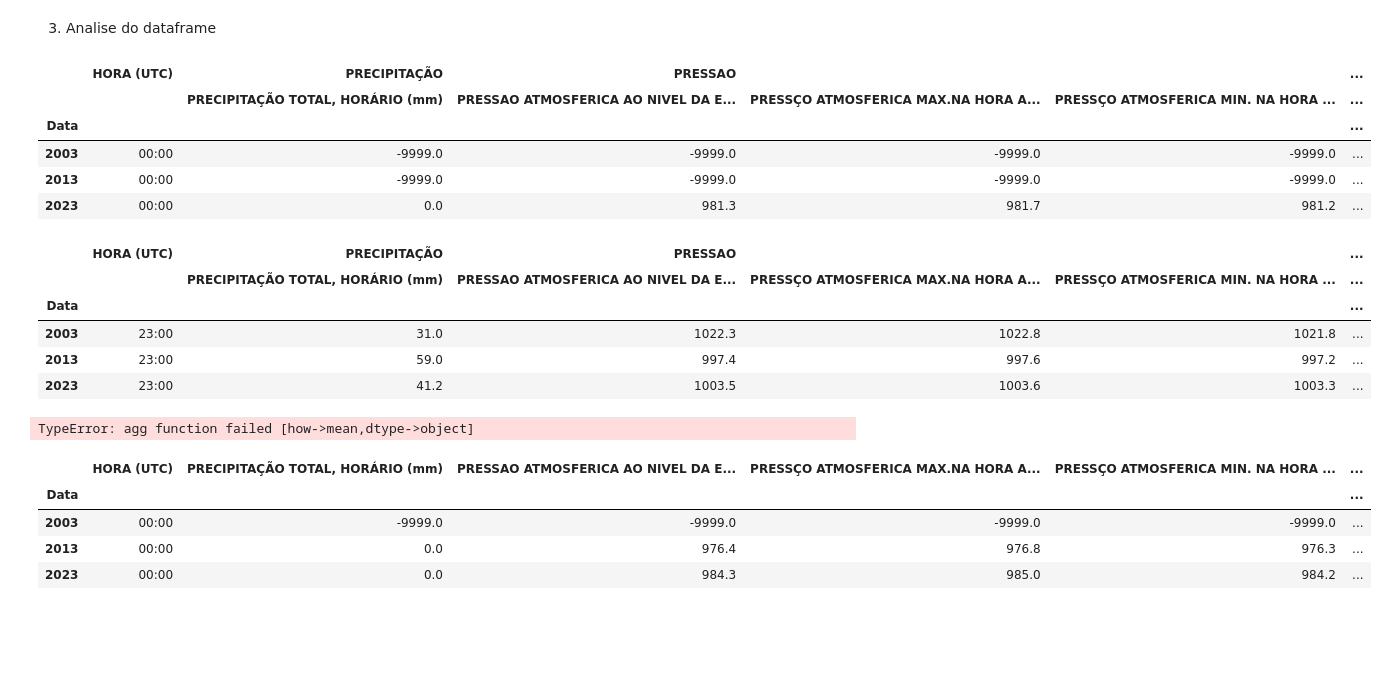
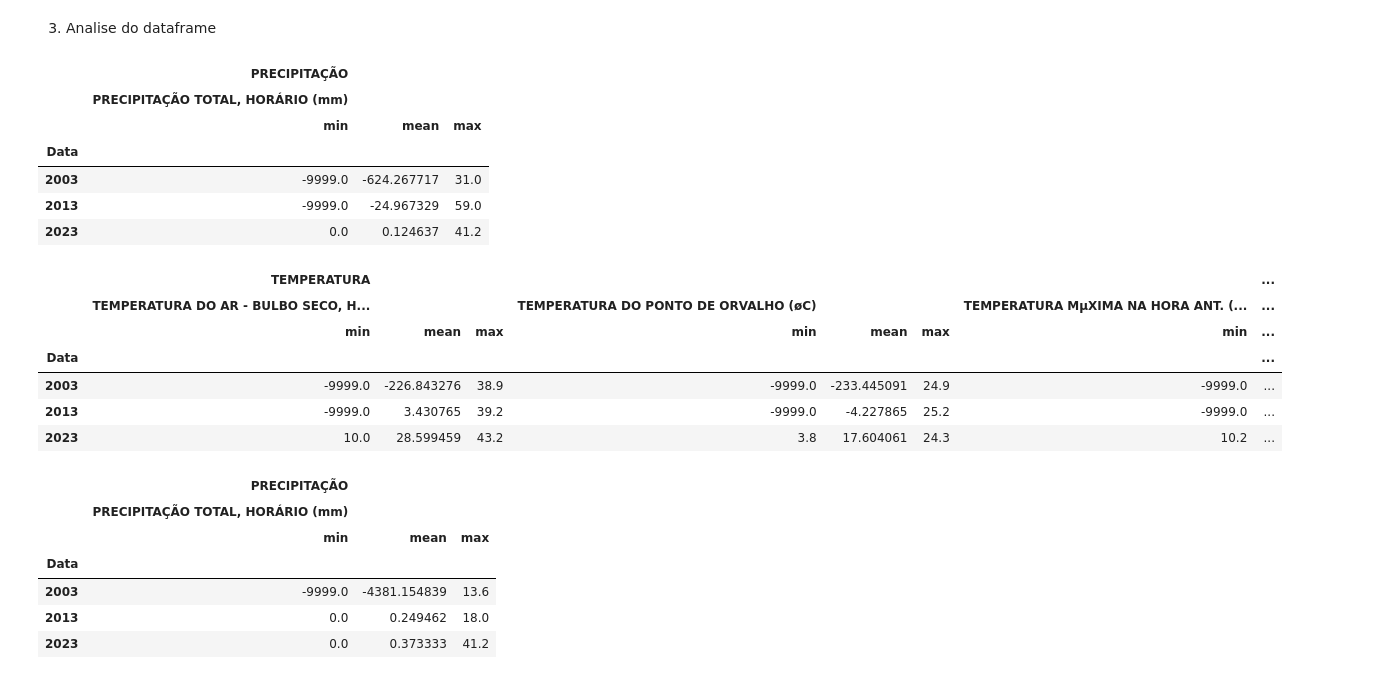
Before and after one commit to TrilhaPython/IP-P008, a Jupyter notebook: IP-P008/p008.ipynb, the cells around one changed output. Cells and saved outputs as stored; diff of their text form; code cells hidden in the pictures; blank space fills up the shorter version.

Commit message:
Adicionando medias  através dos agrupamentos

```diff
--- a/IP-P008/p008.ipynb
+++ b/IP-P008/p008.ipynb
@@ -86,40 +88,59 @@ df_concat
 | 2023-12-31 | 22:00 | 0.0 | 986.9 | 987.0 | 986.8 | ... |
 | 2023-12-31 | 23:00 | NaN | NaN | NaN | NaN | ... |
 26280 rows × 18 columns
+# %%
+df_concat.columns.tolist()
+colunas = [
+    ('HORA (UTC)',''),
+ ('PRECIPITAÇÃO','PRECIPITAÇÃO TOTAL, HORÁRIO (mm)'),
+ ('PRESSAO','PRESSAO ATMOSFERICA AO NIVEL DA ESTACAO, HORARIA (mB)'),
+ ('PRESSAO','PRESSÇO ATMOSFERICA MAX.NA HORA ANT. (AUT) (mB)'),
+ ('PRESSAO','PRESSÇO ATMOSFERICA MIN. NA HORA ANT. (AUT) (mB)'),
+ ('RADIACAO','RADIACAO GLOBAL (KJ/mý)'),
+ ('TEMPERATURA','TEMPERATURA DO AR - BULBO SECO, HORARIA (øC)'),
+ ('TEMPERATURA','TEMPERATURA DO PONTO DE ORVALHO (øC)'),
+ ('TEMPERATURA','TEMPERATURA MµXIMA NA HORA ANT. (AUT) (øC)'),
+ ('TEMPERATURA','TEMPERATURA MÖNIMA NA HORA ANT. (AUT) (øC)'),
+ ('TEMPERATURA','TEMPERATURA ORVALHO MAX. NA HORA ANT. (AUT) (øC)'),
+ ('TEMPERATURA','TEMPERATURA ORVALHO MIN. NA HORA ANT. (AUT) (øC)'),
+ ('UMIDADE','UMIDADE REL. MAX. NA HORA ANT. (AUT) (%)'),
+ ('UMIDADE','UMIDADE REL. MIN. NA HORA ANT. (AUT) (%)'),
+ ('UMIDADE','UMIDADE RELATIVA DO AR, HORARIA (%)'),
+ ('VENTO','VENTO, DIRE\x80ÇO HORARIA (gr) (ø (gr))'),
+ ('VENTO','VENTO, RAJADA MAXIMA (m/s)'),
+ ('VENTO','VENTO, VELOCIDADE HORARIA (m/s)')]
+
+df_concat.columns = pd.MultiIndex.from_tuples(colunas)
 # %% [markdown]
 3. Analise do dataframe
 # %%
-#Minino
-df_concat.groupby(df_concat.index.year).min()
+df_concat.groupby(df_concat.index.year)['PRECIPITAÇÃO'].aggregate(['min', 'mean', 'max'])
 # %% [output]
-|  | HORA (UTC) | PRECIPITAÇÃO | PRESSAO |  |  | ... |
-|  |  | PRECIPITAÇÃO TOTAL, HORÁRIO (mm) | PRESSAO ATMOSFERICA AO NIVEL DA E... | PRESSÇO ATMOSFERICA MAX.NA HORA A... | PRESSÇO ATMOSFERICA MIN. NA HORA ... | ... |
-| Data |  |  |  |  |  | ... |
-| 2003 | 00:00 | -9999.0 | -9999.0 | -9999.0 | -9999.0 | ... |
-| 2013 | 00:00 | -9999.0 | -9999.0 | -9999.0 | -9999.0 | ... |
-| 2023 | 00:00 | 0.0 | 981.3 | 981.7 | 981.2 | ... |
+|  | PRECIPITAÇÃO |  |  |
+|  | PRECIPITAÇÃO TOTAL, HORÁRIO (mm) |  |  |
+|  | min | mean | max |
+| Data |  |  |  |
+| 2003 | -9999.0 | -624.267717 | 31.0 |
+| 2013 | -9999.0 | -24.967329 | 59.0 |
+| 2023 | 0.0 | 0.124637 | 41.2 |
 # %%
-#Max
-df_concat.groupby(df_concat.index.year).max()
+df_concat.groupby(df_concat.index.year)['TEMPERATURA'].aggregate(['min', 'mean', 'max'])
 # %% [output]
-|  | HORA (UTC) | PRECIPITAÇÃO | PRESSAO |  |  | ... |
-|  |  | PRECIPITAÇÃO TOTAL, HORÁRIO (mm) | PRESSAO ATMOSFERICA AO NIVEL DA E... | PRESSÇO ATMOSFERICA MAX.NA HORA A... | PRESSÇO ATMOSFERICA MIN. NA HORA ... | ... |
-| Data |  |  |  |  |  | ... |
-| 2003 | 23:00 | 31.0 | 1022.3 | 1022.8 | 1021.8 | ... |
-| 2013 | 23:00 | 59.0 | 997.4 | 997.6 | 997.2 | ... |
-| 2023 | 23:00 | 41.2 | 1003.5 | 1003.6 | 1003.3 | ... |
+|  | TEMPERATURA |  |  |  |  |  |  | ... |
+|  | TEMPERATURA DO AR - BULBO SECO, H... |  |  | TEMPERATURA DO PONTO DE ORVALHO (øC) |  |  | TEMPERATURA MµXIMA NA HORA ANT. (... | ... |
+|  | min | mean | max | min | mean | max | min | ... |
+| Data |  |  |  |  |  |  |  | ... |
+| 2003 | -9999.0 | -226.843276 | 38.9 | -9999.0 | -233.445091 | 24.9 | -9999.0 | ... |
+| 2013 | -9999.0 | 3.430765 | 39.2 | -9999.0 | -4.227865 | 25.2 | -9999.0 | ... |
+| 2023 | 10.0 | 28.599459 | 43.2 | 3.8 | 17.604061 | 24.3 | 10.2 | ... |
-# %%
-#Media
-df_concat.groupby(df_concat.index.year).mean()
-# %% [output]
-TypeError: agg function failed [how->mean,dtype->object]
 # %%
-#Janeiro de cada ano
-janeiro = df_concat[df_concat.index.month == 1]
-janeiro.groupby(janeiro.index.year).min()
+janeiro = df_concat.loc[df_concat.index.month == 1]
+janeiro.groupby(janeiro.index.year)['PRECIPITAÇÃO'].aggregate(['min', 'mean', 'max'])
 # %% [output]
-|  | HORA (UTC) | PRECIPITAÇÃO TOTAL, HORÁRIO (mm) | PRESSAO ATMOSFERICA AO NIVEL DA E... | PRESSÇO ATMOSFERICA MAX.NA HORA A... | PRESSÇO ATMOSFERICA MIN. NA HORA ... | ... |
-| Data |  |  |  |  |  | ... |
-| 2003 | 00:00 | -9999.0 | -9999.0 | -9999.0 | -9999.0 | ... |
-| 2013 | 00:00 | 0.0 | 976.4 | 976.8 | 976.3 | ... |
-| 2023 | 00:00 | 0.0 | 984.3 | 985.0 | 984.2 | ... |
+|  | PRECIPITAÇÃO |  |  |
+|  | PRECIPITAÇÃO TOTAL, HORÁRIO (mm) |  |  |
+|  | min | mean | max |
+| Data |  |  |  |
+| 2003 | -9999.0 | -4381.154839 | 13.6 |
+| 2013 | 0.0 | 0.249462 | 18.0 |
+| 2023 | 0.0 | 0.373333 | 41.2 |
```
Also changed, not shown: parts of 2 cells of this notebook.
